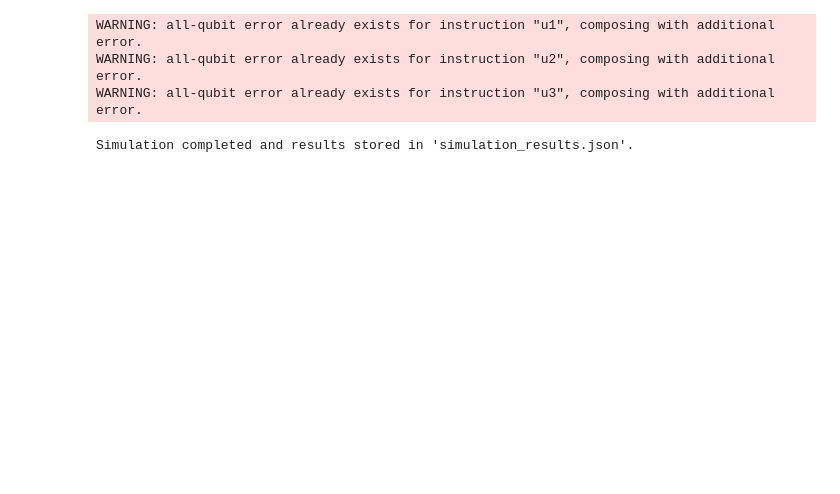
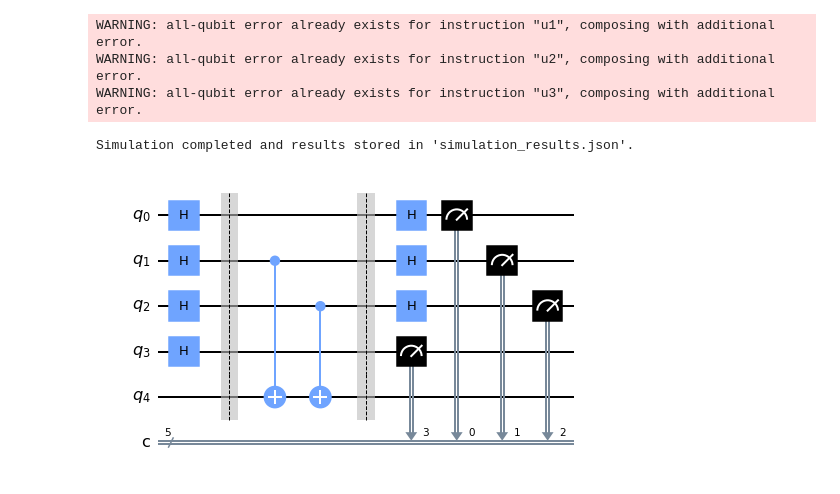
Before and after one commit to hoang-nguyen13/Patent-Pending, a Jupyter notebook: error_correction.ipynb, the cells around one changed output. Cells and saved outputs as stored; diff of their text form; code cells hidden in the pictures; blank space fills up the shorter version.

```diff
--- a/error_correction.ipynb
+++ b/error_correction.ipynb
@@ -4,22 +4,26 @@ from qiskit.providers.aer.noise import NoiseModel, depolarizing_error, amplitude
 import json
 
 # Define the number of qubits
-num_qubits = 3
+num_qubits = 5
 
 # Create a Quantum Circuit acting on the q register
 circuit = QuantumCircuit(num_qubits, num_qubits)
 
-# Add a H gate on qubit 0, putting this qubit in superposition.
-circuit.h(0)
 
-# Add a CX (CNOT) gate on control qubit 0 and target qubit 1, creating entanglement.
-circuit.cx(0, 1)
 
-# Add a Z gate on qubit 2, introducing a phase.
-circuit.z(2)
+for i in range (num_qubits-1):
+    circuit.h(i)
+
+circuit.barrier()
+circuit.cx(1,4)
+circuit.cx(2,4)
+circuit.barrier()
+
+for i in range(num_qubits-2):
+    circuit.h(i)
 
 # Add measurement to the circuit
-circuit.measure(range(num_qubits), range(num_qubits))
+circuit.measure([0,1,2,3],[0,1,2,3])
 
 # Create a noise model
 noise_model = NoiseModel()
@@ -55,3 +59,31 @@ WARNING: all-qubit error already exists for instruction "u1", composing with add
 WARNING: all-qubit error already exists for instruction "u2", composing with additional error.
 WARNING: all-qubit error already exists for instruction "u3", composing with additional error.
 Simulation completed and results stored in 'simulation_results.json'.
+# %%
+from qiskit import QuantumCircuit
+from qiskit.visualization import plot_histogram
+
+# Define the number of qubits
+num_qubits = 5
+
+# Create a Quantum Circuit acting on the q register
+circuit = QuantumCircuit(num_qubits, num_qubits)
+
+for i in range (num_qubits-1):
+    circuit.h(i)
+
+circuit.barrier()
+circuit.cx(1,4)
+circuit.cx(2,4)
+circuit.barrier()
+
+for i in range(num_qubits-2):
+    circuit.h(i)
+
+# Add measurement to the circuit
+circuit.measure([0,1,2,3],[0,1,2,3])
+
+# Draw the circuit
+circuit.draw(output='mpl')
+# %% [output]
+[figure, added]
```
Also changed, not shown: parts of 2 cells of this notebook, 3 other files.
